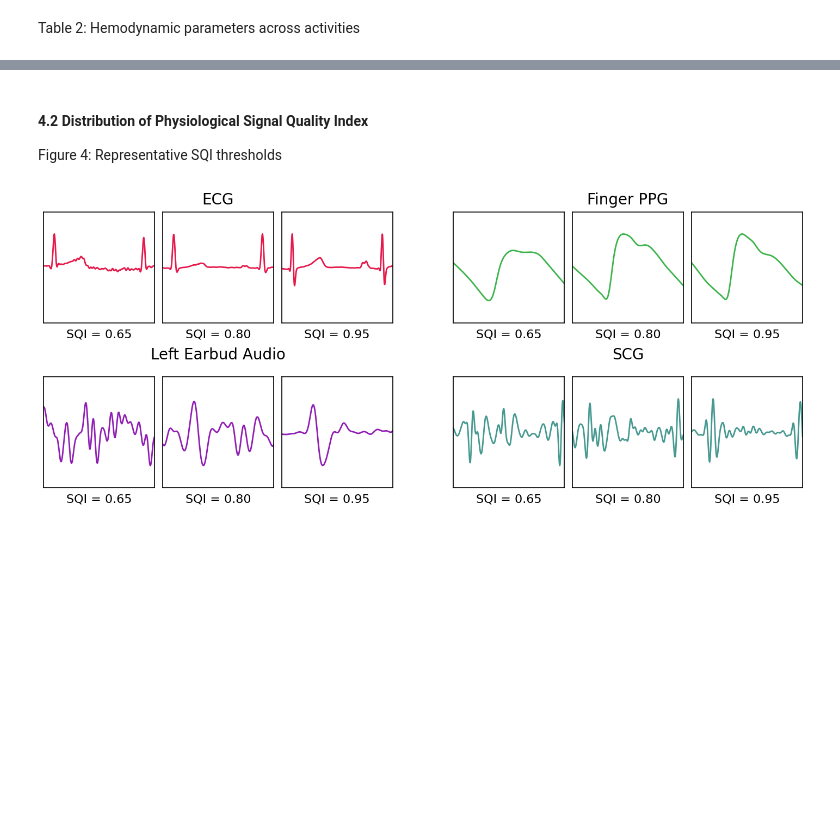
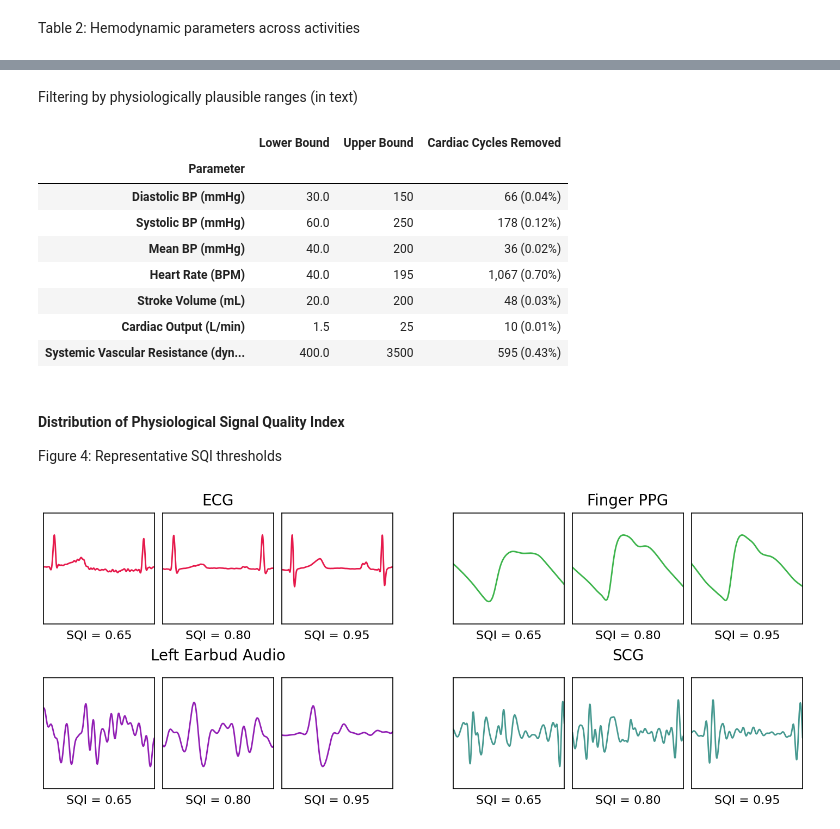
Before and after one commit to chai-toronto/pulsekit, a Jupyter notebook: Auricle Dataset Paper/reproduce_paper_figures.ipynb, the cells around one changed output, grey strips where cells are left out. Drawn from its saved outputs; the diff is of its cells as text; code cells hidden in the pictures; blank space fills up the shorter version.

```diff
--- a/Auricle Dataset Paper/reproduce_paper_figures.ipynb
+++ b/Auricle Dataset Paper/reproduce_paper_figures.ipynb
@@ -690,5 +741,56 @@ Saved: /Users/thomaskleinknecht/Desktop/BLOOD PRESSURE/pulsekit/Auricle Dataset
+# %% [markdown]
+Filtering by physiologically plausible ranges (in text)
+# %%
+PHYSIOLOGICAL_VALID_RANGES = {
+    "Diastolic_BP": (30, 150), "Systolic_BP": (60, 250), "Mean_BP": (40, 200),
+    "Heart_Rate": (40, 195), "Stroke_Volume": (20, 200),
+    "Cardiac_Output": (1.5, 25), "SVR": (400, 3500),
+}
+RANGE_LABELS = {
+    "Diastolic_BP": "Diastolic BP (mmHg)", "Systolic_BP": "Systolic BP (mmHg)",
+    "Mean_BP": "Mean BP (mmHg)", "Heart_Rate": "Heart Rate (BPM)",
+    "Stroke_Volume": "Stroke Volume (mL)", "Cardiac_Output": "Cardiac Output (L/min)",
+    "SVR": "Systemic Vascular Resistance (dyn·s/cm⁵)",
+}
+
+range_total = {name: 0 for name in PHYSIOLOGICAL_VALID_RANGES}
+range_removed = {name: 0 for name in PHYSIOLOGICAL_VALID_RANGES}
+for path in sorted(DATA_DIR.glob(f"*/{CYCLE_FILE}")):
+    frame = pd.read_csv(path)
+    if not {"Diastolic_BP_quality", "Systolic_BP_quality"}.issubset(frame.columns):
+        continue
+    bp_valid = frame["Diastolic_BP_quality"].isin([True, "True", "true", 1, 1.0]) & frame["Systolic_BP_quality"].isin([True, "True", "true", 1, 1.0])
+    for name, (low, high) in PHYSIOLOGICAL_VALID_RANGES.items():
+        column = f"{name}_midpoint"
+        if column not in frame.columns:
+            continue
+        values = pd.to_numeric(frame.loc[bp_valid, column], errors="coerce")
+        values = values[values > 1]  # same non-physical placeholder rule as Table 2
+        range_total[name] += len(values)
+        range_removed[name] += int(((values < low) | (values > high)).sum())
+
+valid_range_table = pd.DataFrame([
+    {
+        "Parameter": RANGE_LABELS[name],
+        "Lower Bound": low,
+        "Upper Bound": high,
+        "Cardiac Cycles Removed": f"{range_removed[name]:,} ({100 * range_removed[name] / range_total[name]:.2f}%)",
+    }
+    for name, (low, high) in PHYSIOLOGICAL_VALID_RANGES.items()
+]).set_index("Parameter")
+display(valid_range_table)
+# %% [output]
+|  | Lower Bound | Upper Bound | Cardiac Cycles Removed |
+| Parameter |  |  |  |
+| Diastolic BP (mmHg) | 30.0 | 150 | 66 (0.04%) |
+| Systolic BP (mmHg) | 60.0 | 250 | 178 (0.12%) |
+| Mean BP (mmHg) | 40.0 | 200 | 36 (0.02%) |
+| Heart Rate (BPM) | 40.0 | 195 | 1,067 (0.70%) |
+| Stroke Volume (mL) | 20.0 | 200 | 48 (0.03%) |
+| Cardiac Output (L/min) | 1.5 | 25 | 10 (0.01%) |
+| Systemic Vascular Resistance (dyn... | 400.0 | 3500 | 595 (0.43%) |
 # %% [markdown]
-#### 4.2 Distribution of Physiological Signal Quality Index
+#### Distribution of Physiological Signal Quality Index
 
 Figure 4: Representative SQI thresholds
 # %%
```
Also changed, not shown: parts of 20 cells of this notebook, 5 other files.
